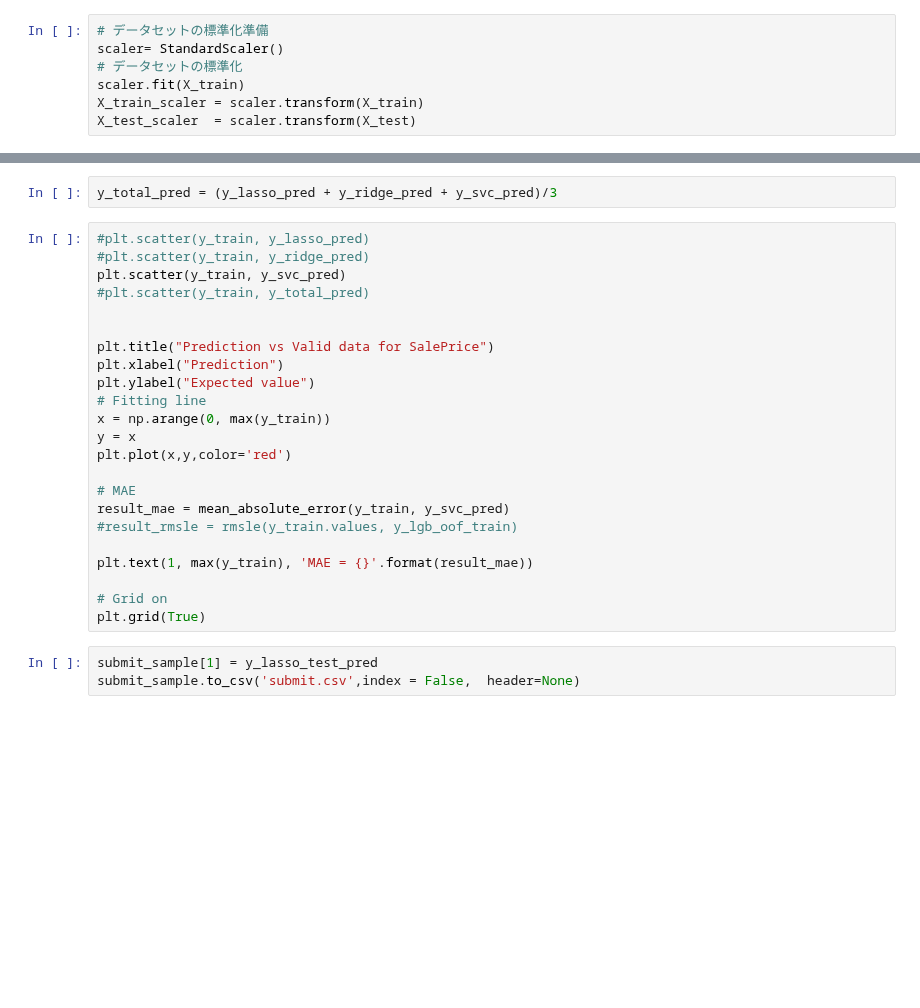
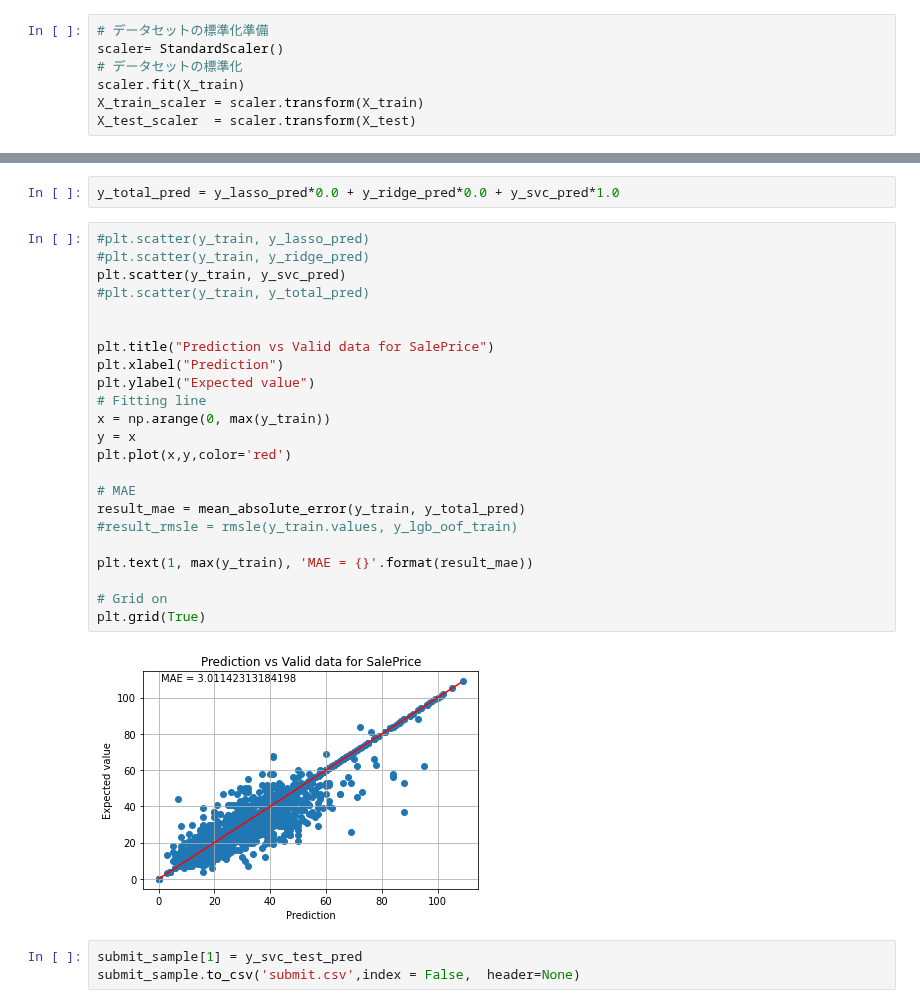
Before and after one commit to RooibosGood/signate, a Jupyter notebook: AppleHikkoshi/applehikkoshi.ipynb, the cells around one changed output, grey strips where cells are left out. Drawn from its saved outputs; the diff is of its cells as text; blank space fills up the shorter version.

```diff
--- a/AppleHikkoshi/applehikkoshi.ipynb
+++ b/AppleHikkoshi/applehikkoshi.ipynb
@@ -320,30 +336,32 @@ print("MAE = {}".format(mean_absolute_error(y_train, y_ridge_pred)))
 # %%
-y_total_pred = (y_lasso_pred + y_ridge_pred + y_svc_pred)/3
+y_total_pred = y_lasso_pred*0.0 + y_ridge_pred*0.0 + y_svc_pred*1.0
 # %%
 #plt.scatter(y_train, y_lasso_pred)
 #plt.scatter(y_train, y_ridge_pred)
 plt.scatter(y_train, y_svc_pred)
 #plt.scatter(y_train, y_total_pred)
 
 
 plt.title("Prediction vs Valid data for SalePrice")
 plt.xlabel("Prediction")
 plt.ylabel("Expected value")
 # Fitting line
 x = np.arange(0, max(y_train))
 y = x
 plt.plot(x,y,color='red')
 
 # MAE
-result_mae = mean_absolute_error(y_train, y_svc_pred)
+result_mae = mean_absolute_error(y_train, y_total_pred)
 #result_rmsle = rmsle(y_train.values, y_lgb_oof_train)
 
 plt.text(1, max(y_train), 'MAE = {}'.format(result_mae))
 
 # Grid on
 plt.grid(True)
+# %% [output]
+[figure, added]
 # %%
-submit_sample[1] = y_lasso_test_pred
+submit_sample[1] = y_svc_test_pred
 submit_sample.to_csv('submit.csv',index = False,  header=None)
 # %%
 submit_sample.head()
```
Also changed, not shown: parts of 18 cells of this notebook.
